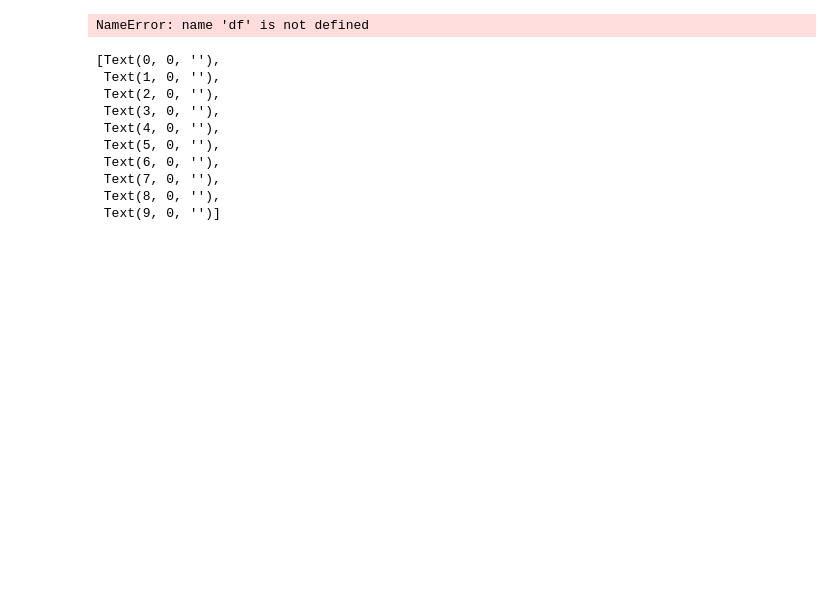
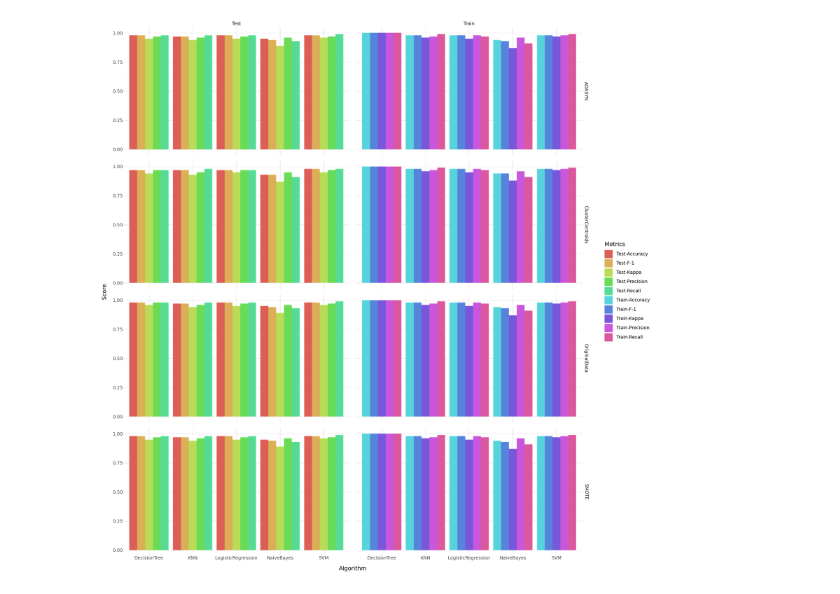
Before and after one commit to jainshrey1/Machine_learning--Heart-Disease-Prediction, a Jupyter notebook: src/draft.ipynb, the cells around one changed output. Cells and saved outputs as stored; diff of their text form; code cells hidden in the pictures; blank space fills up the shorter version.

```diff
--- a/src/draft.ipynb
+++ b/src/draft.ipynb
@@ -76,15 +8,11 @@ def make_plots_each_algorithm(df_path):
 # %%
-df = make_plots_each_algorithm("../src/results/first_attempt_result.csv")
 df = make_plots_each_algorithm("../src/results/first_attempt_result_4_balancers.csv")
+df = pd.read_csv("../src/results/first_attempt_result_4_balancers.csv")
+df = df[df['Metrics'].apply(lambda x: False if x.split("-")[1] in ['TP','TN','FP','FN','FalsePositiveRate','FalseNegativeRate'] else True)]
+df['Score'] = round(df['Score'],2)
+df['Set'] = df['Metrics'].apply(lambda x: x.split("-")[0])
 # %%
 balancers = df['Imbalance'].unique()
 metrics = df['Metrics'].unique()
 
-bal_df = df.groupby(['Algorithm','Imbalance','Metrics'],as_index=False)['Score'].max()
-
-
-g = sns.catplot(bal_df,x='Algorithm',y='Score',row='Metrics',kind='bar',col='Imbalance',hue='Imbalance')
-
-
-# for ax,ticks in zip(g.axes.flat,bal_df.Algorithm.unique()):
-#     ax.set_xticklabels(bal_df.Algorithm.unique(), rotation=45)
+bal_df = df.groupby(['Algorithm','Imbalance','Metrics','Set'],as_index=False)['Score'].max()
@@ -93,2 +19,7 @@ g = sns.catplot(bal_df,x='Algorithm',y='Score',row='Metrics',kind='bar',col='Imb
 # %%
-df
+bar_plot = plt9.ggplot(bal_df, plt9.aes(x='Algorithm', y='Score', fill='Metrics')) + \
+           plt9.facet_grid(rows='Imbalance',cols='Set') + \
+           plt9.geom_col(position='dodge') + \
+           plt9.theme_minimal() + \
+           plt9.theme(figure_size=(15,15))
+           # plt9.geom_text()
@@ -109,30 +26,4 @@ df
-# %%
-for bal in df['Imbalance'].unique():
-
-    ddf = df[df['Imbalance'] == bal]
-
-    g = sns.catplot(ddf,x='Metrics',y='Score',kind='bar',col='Set',hue='Algorithm',legend=True)
-
-    plt.legend(title='Algorithm')
-    # Rotate x-axis tick labels for all subplots
-    for ax,ticks in zip(g.axes.flat,df.Metrics.unique()):
-        ax.set_xticklabels(df.Metrics.unique(), rotation=45)
-        ax.set_title(bal)
-    # plt.xticks(rotation=45)
-    # plt.title(bal)
-    plt.show()
-# %% [output]
-NameError: name 'df' is not defined
-# %%
-ax.get_xticklabels()
-# %% [output]
-[Text(0, 0, ''),
- Text(1, 0, ''),
- Text(2, 0, ''),
- Text(3, 0, ''),
- Text(4, 0, ''),
- Text(5, 0, ''),
- Text(6, 0, ''),
- Text(7, 0, ''),
- Text(8, 0, ''),
- Text(9, 0, '')]
+# %%
+bar_plot
+# %% [output]
+[figure, added]
```
Also changed, not shown: parts of 5 cells of this notebook.
